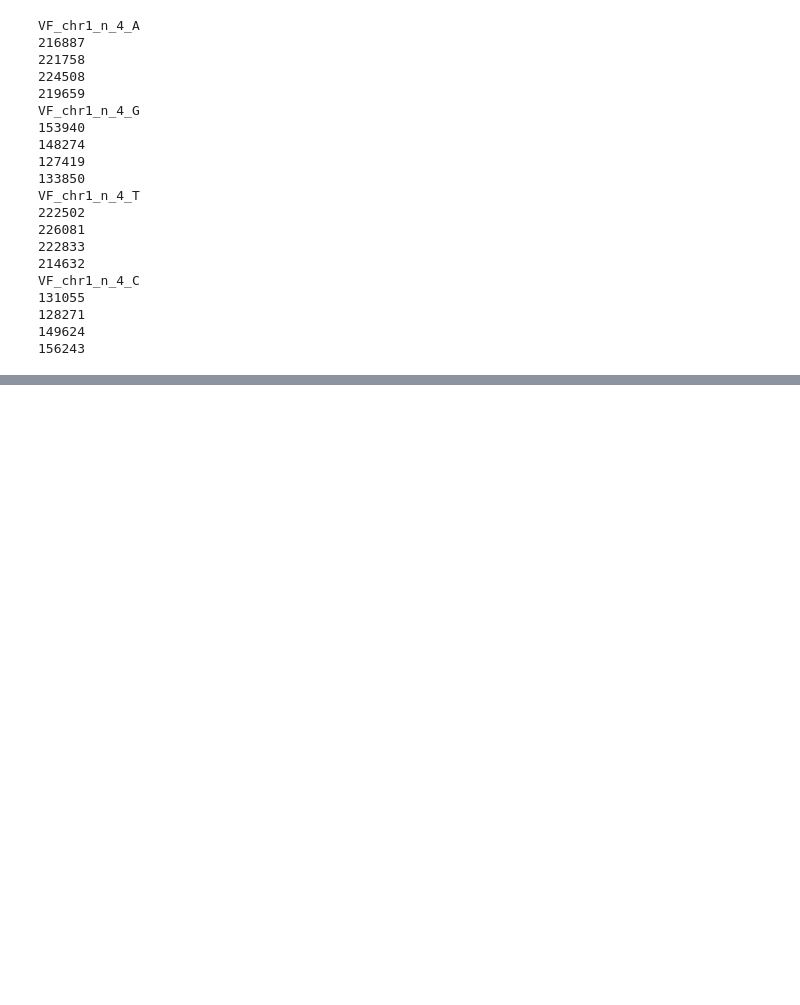
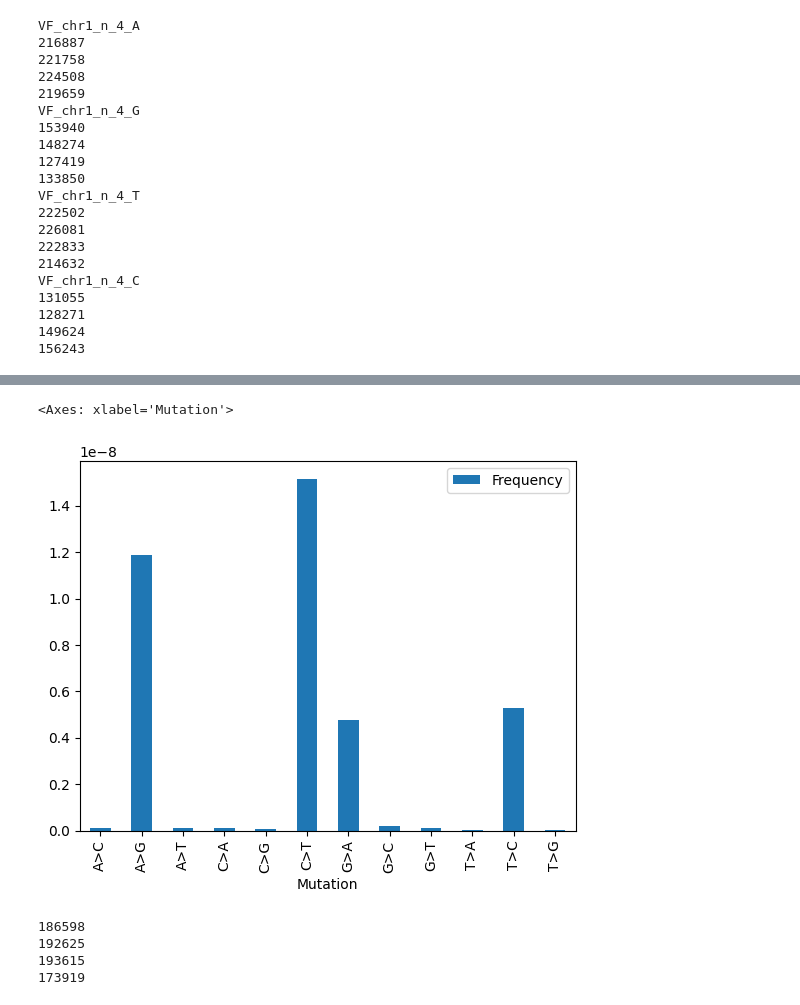
Before and after one commit to Eldar202/V.-Cholerae-history, a Jupyter notebook: Mut_spec_Chr2.ipynb, the cells around one changed output, grey strips where cells are left out. Cells and saved outputs as stored; diff of their text form; code cells hidden in the pictures; blank space fills up the shorter version.

```diff
--- a/Mut_spec_Chr2.ipynb
+++ b/Mut_spec_Chr2.ipynb
@@ -510,8 +575,8 @@ Chr_1_VC_mut_table = pd.DataFrame(
         'Total generations' :[27588, 27588, 27588, 27588, 27588, 27588, 27588, 27588, 27588, 27588, 27588, 27588]
     }
 )
-Chr_1_VC_mut_table['A_count'] = VF_chr1_A_count
-Chr_1_VC_mut_table['G_count'] = VF_chr1_G_count
-Chr_1_VC_mut_table['T_count'] = VF_chr1_T_count
-Chr_1_VC_mut_table['C_count'] = VF_chr1_C_count
+Chr_1_VC_mut_table['A_count'] = VC_chr1_A_count
+Chr_1_VC_mut_table['G_count'] = VC_chr1_G_count
+Chr_1_VC_mut_table['T_count'] = VC_chr1_T_count
+Chr_1_VC_mut_table['C_count'] = VC_chr1_C_count
 Chr_1_VC_mut_table
@@ -518,13 +597,13 @@ Chr_1_VC_mut_table
 # %%
 def Nuc_count(n):
     if n == 'A':
-        return VF_chr1_A_count
+        return VC_chr1_A_count
     elif n == 'C':
-        return VF_chr1_C_count
+        return VC_chr1_C_count
     elif n == 'G':
-        return VF_chr1_G_count
+        return VC_chr1_G_count
     else:
-        return VF_chr1_T_count
+        return VC_chr1_T_count
 
 Chr_1_VC_mut_table['Nucleotide_count'] = Chr_1_VC_mut_table['Mutated_base'].map(Nuc_count)
 Chr_1_VC_mut_table
@@ -552,8 +645,10 @@ def Mut_count(n):
         return Chr_1_VC_mut['Mutation2'].value_counts()['T>A']
     elif n == 'T>C':
         return Chr_1_VC_mut['Mutation2'].value_counts()['T>C']
+    elif:
+        return Chr_1_VC_mut['Mutation2'].value_counts()['T>G']
     else:
-        return Chr_1_VC_mut['Mutation2'].value_counts()['T>G']
+        return 0
 # %%
 Chr_1_VC_mut_table['Mut_count'] = Chr_1_VC_mut_table['Mutation'].map(Mut_count)
 Chr_1_VC_mut_table
@@ -560,6 +669,19 @@ Chr_1_VC_mut_table
 # %%
 import matplotlib.pyplot as plt
 import numpy as np
 x = Chr_1_VC_mut_table['Mutation']
-Chr_1_VC_mut_table['Frequency'] = Chr_1_VC_mut_table['Nucleotide_count']/ Chr_1_VC_mut_table['Mut_count']/Chr_1_VC_mut_table['Total generations']
-Chr_1_VC_mut_table.plot.hist()
+Chr_1_VC_mut_table['Frequency'] = Chr_1_VC_mut_table['Mut_count']/ Chr_1_VC_mut_table['Nucleotide_count']/Chr_1_VC_mut_table['Total generations']
+Chr_1_VC_mut_table.plot.bar(x='Mutation', y='Frequency')
+# %% [output]
+<Axes: xlabel='Mutation'>
+[figure, added]
+# %%
+print(VC_chr1_1_4_A)
+print(VC_chr1_1_4_G)
+print(VC_chr1_1_4_T)
+print(VC_chr1_1_4_C)
+# %% [output]
+186598
+192625
+193615
+173919
```
Also changed, not shown: parts of 29 cells of this notebook.
